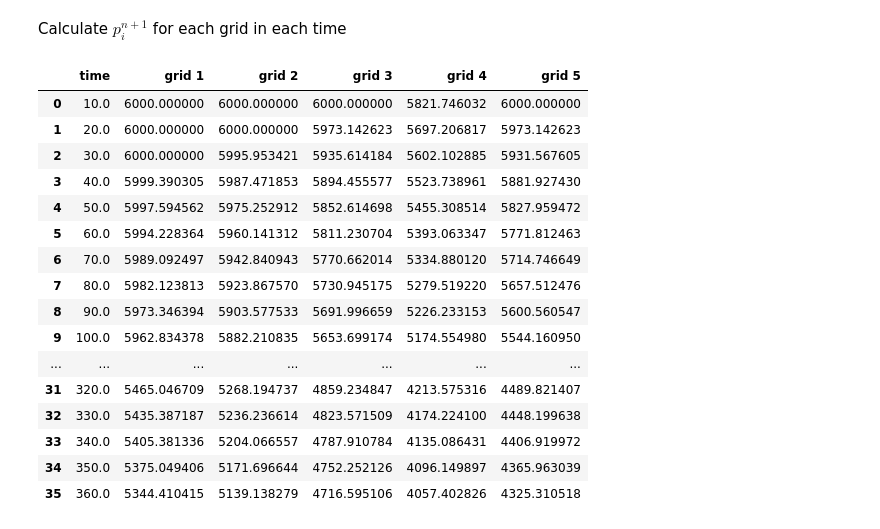
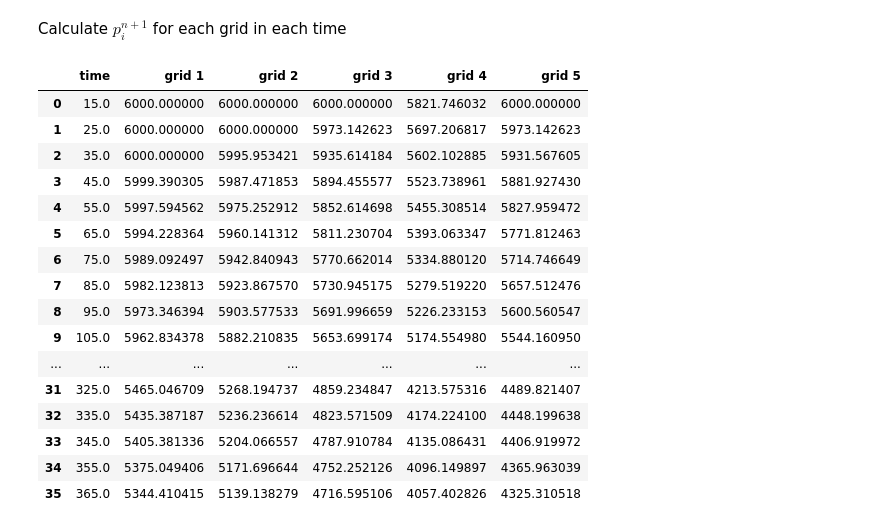
Before and after one commit to yohanesnuwara/reservoir-engineering, a Jupyter notebook: Reservoir Simulation Ertekin/Unit 5 Finite-Difference Approximation to Linear-Flow Equations/fd1d_linearflow.ipynb, the cells around one changed output. Saved outputs shown, nothing was run; the diff lists cells and outputs as text; code cells hidden in the pictures.

```diff
--- a/Reservoir Simulation Ertekin/Unit 5 Finite-Difference Approximation to Linear-Flow Equations/fd1d_linearflow.ipynb
+++ b/Reservoir Simulation Ertekin/Unit 5 Finite-Difference Approximation to Linear-Flow Equations/fd1d_linearflow.ipynb
@@ -32,7 +28,7 @@ Resolving deltas: 100% (359/359), done.
 "Task. determine pressure distribution during first year of production with timestep 10 days"
 
 # known
-pi = 6000 # initial pressure, in psia
+p_initial = 6000 # initial pressure, in psia
 delta_x = 1000 # ft
 delta_y = 1000
 delta_z = 75
@@ -64,7 +60,7 @@ $$T_{lx_{i+1/2}}^{n} = T_{lx_{i-1/2}}^{n} = (\beta_c \frac{A_x k_x}{\mu_l B_l \D
 # %%
 # calculate transmissibility of coupling cells
 beta = 1.127 # transmissibility conversion factor, is a constant
-Ax = delta_x * delta_z
+Ax = delta_y * delta_z
 T_plus_half = beta * ((Ax * k_x) / (mu * B * delta_x))
 T_min_half = T_plus_half
 T_min_half, T_plus_half
@@ -107,9 +103,8 @@ qsc = [0, 0, 0, -150, 0] # production well in grid 4
 # %% [markdown]
 Calculate $p_{i}^{n+1}$ for each grid in each time
 # %%
-# pi = [6000, 6000, 6000, 6000, 6000]
-pi = np.full(ngrid, 6000) # array of pressure in each grid [6000, 6000, 6000, 6000, 6000]
-time = np.arange(10, 370, delta_t)
+pi = np.full(ngrid, p_initial) # array of pressure in each grid [6000, 6000, 6000, 6000, 6000]
+time = np.arange(15, 370, delta_t)
 
 pi_arr = []
 min_arr = []
@@ -118,46 +113,46 @@ plus_arr = []
 for j in range(len(time)):
   pnew_arr = []
 
   minus = pi[0]
   plus = pi[-1]
   minus_arr = []
   plusus_arr = []
   for i, obj in enumerate(pi):
     if i > 0:
       minus = pi[i-1]
     if i < (len(pi) - 1):
       plus = pi[i+1]
 
     pnew = pi[i] + (factor * ((Ti_plus_halves[i] * plus) - ((Ti_plus_halves[i] + Ti_min_halves[i]) * pi[i]) + (Ti_min_halves[i] * minus))) + (factor * qsc[i])
     pnew_arr.append(float(pnew))
 
     minus_arr.append(float(minus))
     plusus_arr.append(float(plus))
 
   pi = pnew_arr
 
   min_arr.append(minus_arr)
   plus_arr.append(plusus_arr)
   pi_arr.append(pi)
 
 df = pd.DataFrame.from_records(pi_arr)
 df = pd.DataFrame(pd.np.column_stack([time, df]), columns=['time', 'grid 1', 'grid 2', 'grid 3', 'grid 4', 'grid 5'])
 df
 # %% [output]
 |  | time | grid 1 | grid 2 | grid 3 | grid 4 | grid 5 |
-| 0 | 10.0 | 6000.000000 | 6000.000000 | 6000.000000 | 5821.746032 | 6000.000000 |
-| 1 | 20.0 | 6000.000000 | 6000.000000 | 5973.142623 | 5697.206817 | 5973.142623 |
-| 2 | 30.0 | 6000.000000 | 5995.953421 | 5935.614184 | 5602.102885 | 5931.567605 |
-| 3 | 40.0 | 5999.390305 | 5987.471853 | 5894.455577 | 5523.738961 | 5881.927430 |
-| 4 | 50.0 | 5997.594562 | 5975.252912 | 5852.614698 | 5455.308514 | 5827.959472 |
-| 5 | 60.0 | 5994.228364 | 5960.141312 | 5811.230704 | 5393.063347 | 5771.812463 |
-| 6 | 70.0 | 5989.092497 | 5942.840943 | 5770.662014 | 5334.880120 | 5714.746649 |
-| 7 | 80.0 | 5982.123813 | 5923.867570 | 5730.945175 | 5279.519220 | 5657.512476 |
-| 8 | 90.0 | 5973.346394 | 5903.577533 | 5691.996659 | 5226.233153 | 5600.560547 |
-| 9 | 100.0 | 5962.834378 | 5882.210835 | 5653.699174 | 5174.554980 | 5544.160950 |
+| 0 | 15.0 | 6000.000000 | 6000.000000 | 6000.000000 | 5821.746032 | 6000.000000 |
+| 1 | 25.0 | 6000.000000 | 6000.000000 | 5973.142623 | 5697.206817 | 5973.142623 |
+| 2 | 35.0 | 6000.000000 | 5995.953421 | 5935.614184 | 5602.102885 | 5931.567605 |
+| 3 | 45.0 | 5999.390305 | 5987.471853 | 5894.455577 | 5523.738961 | 5881.927430 |
+| 4 | 55.0 | 5997.594562 | 5975.252912 | 5852.614698 | 5455.308514 | 5827.959472 |
+| 5 | 65.0 | 5994.228364 | 5960.141312 | 5811.230704 | 5393.063347 | 5771.812463 |
+| 6 | 75.0 | 5989.092497 | 5942.840943 | 5770.662014 | 5334.880120 | 5714.746649 |
+| 7 | 85.0 | 5982.123813 | 5923.867570 | 5730.945175 | 5279.519220 | 5657.512476 |
+| 8 | 95.0 | 5973.346394 | 5903.577533 | 5691.996659 | 5226.233153 | 5600.560547 |
+| 9 | 105.0 | 5962.834378 | 5882.210835 | 5653.699174 | 5174.554980 | 5544.160950 |
 | ... | ... | ... | ... | ... | ... | ... |
-| 31 | 320.0 | 5465.046709 | 5268.194737 | 4859.234847 | 4213.575316 | 4489.821407 |
-| 32 | 330.0 | 5435.387187 | 5236.236614 | 4823.571509 | 4174.224100 | 4448.199638 |
-| 33 | 340.0 | 5405.381336 | 5204.066557 | 4787.910784 | 4135.086431 | 4406.919972 |
-| 34 | 350.0 | 5375.049406 | 5171.696644 | 4752.252126 | 4096.149897 | 4365.963039 |
-| 35 | 360.0 | 5344.410415 | 5139.138279 | 4716.595106 | 4057.402826 | 4325.310518 |
+| 31 | 325.0 | 5465.046709 | 5268.194737 | 4859.234847 | 4213.575316 | 4489.821407 |
+| 32 | 335.0 | 5435.387187 | 5236.236614 | 4823.571509 | 4174.224100 | 4448.199638 |
+| 33 | 345.0 | 5405.381336 | 5204.066557 | 4787.910784 | 4135.086431 | 4406.919972 |
+| 34 | 355.0 | 5375.049406 | 5171.696644 | 4752.252126 | 4096.149897 | 4365.963039 |
+| 35 | 365.0 | 5344.410415 | 5139.138279 | 4716.595106 | 4057.402826 | 4325.310518 |
```
Also changed, not shown: parts of 15 cells of this notebook.
